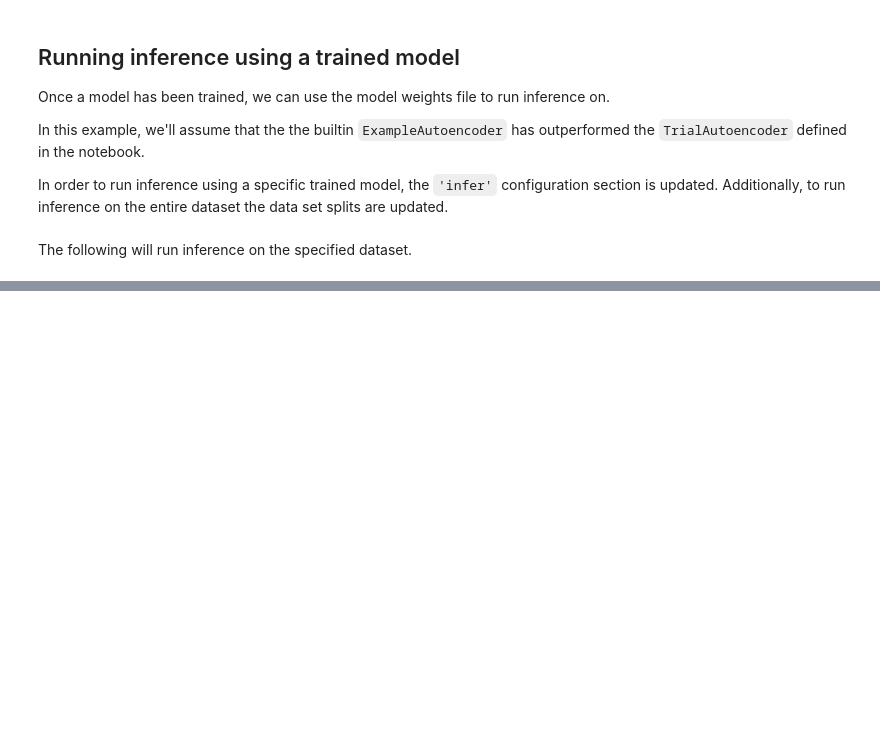
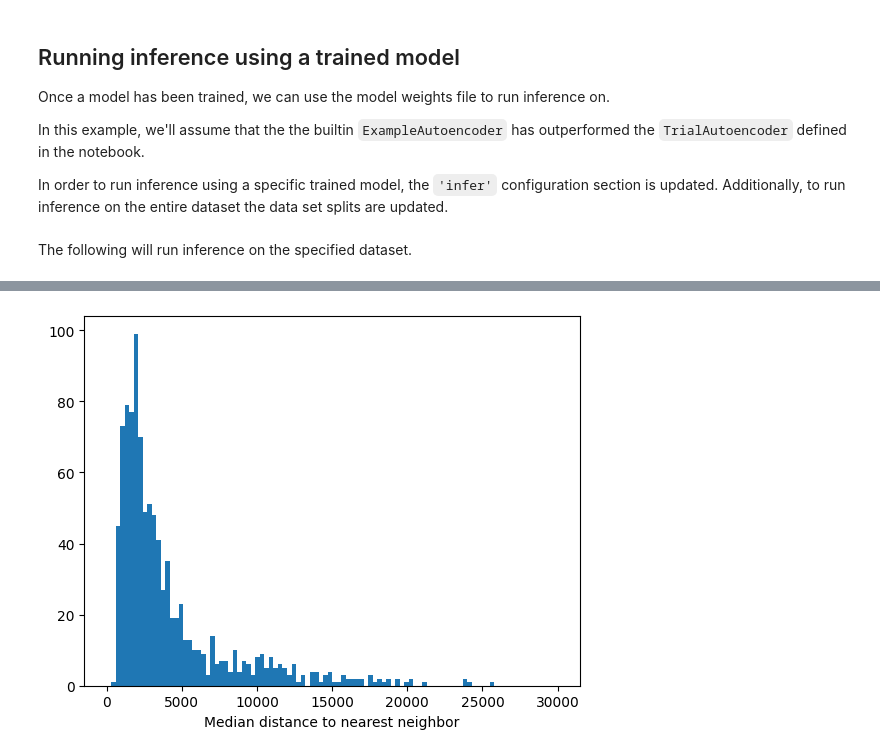
Before and after one commit to lincc-frameworks/fibad, a Jupyter notebook: mpr_demo.ipynb, the cells around one changed output, grey strips where cells are left out. Cells and saved outputs as stored; diff of their text form; code cells hidden in the pictures; blank space fills up the shorter version.

```diff
--- a/mpr_demo.ipynb
+++ b/mpr_demo.ipynb
@@ -180,11 +261,12 @@ Optionally, Fibad can populate a vector database for fast approximate similarity
 # %%
 import chromadb
+import glob
 import numpy as np
-
-# open a connection to the vector database
+from astropy.io import fits
+import matplotlib.pyplot as plt
 from fibad.config_utils import find_most_recent_results_dir
 
 results_dir = find_most_recent_results_dir(f.config, "infer")
-
+results_dir = "/home/drew/code/fibad/results/20250129-122505-infer-JzSe"
 client = chromadb.PersistentClient(path=str(results_dir))
 collection = client.get_collection("fibad")
@@ -220,0 +278,15 @@ for anom_object_id in anom_object_ids:
+# %%
+# For each entry in the database, find the N nearest neighbors
+all_embeddings = collection.get(include=["embeddings"])
+all_nn = collection.query(query_embeddings=all_embeddings["embeddings"], n_results=5)
+
+# Calculate the median distance to the nearest neighbor for each entry
+median_dist_all_nn = np.median(all_nn["distances"], axis=1)
+
+# Choose a threshold, plot histogram of values lower to exclude outliers due to instrumental defects
+plt.figure()
+plt.hist(median_dist_all_nn, bins=100, range=(0, 30_000))
+plt.xlabel("Median distance to nearest neighbor")
+plt.show()
+# %% [output]
+[figure, added]
```
Also changed, not shown: parts of 33 cells of this notebook, 5 other files.
